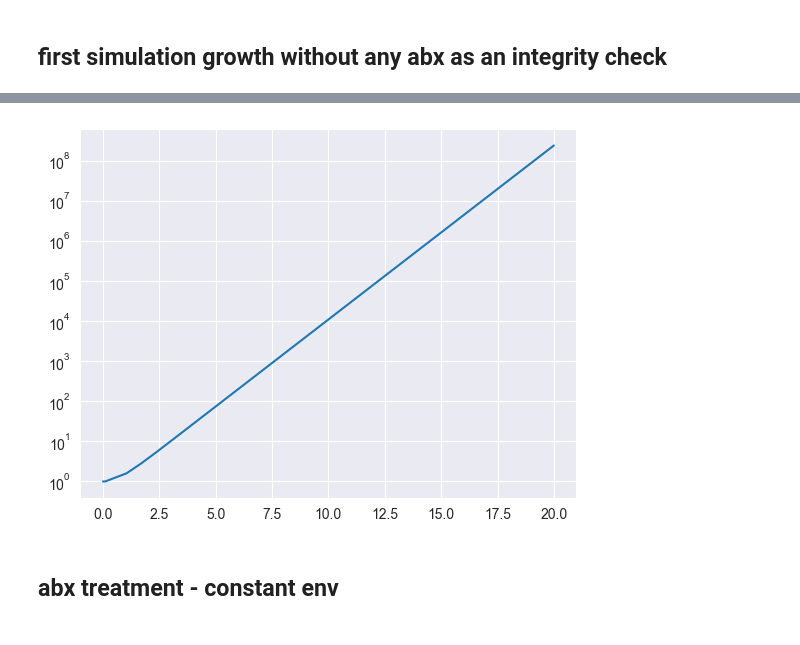
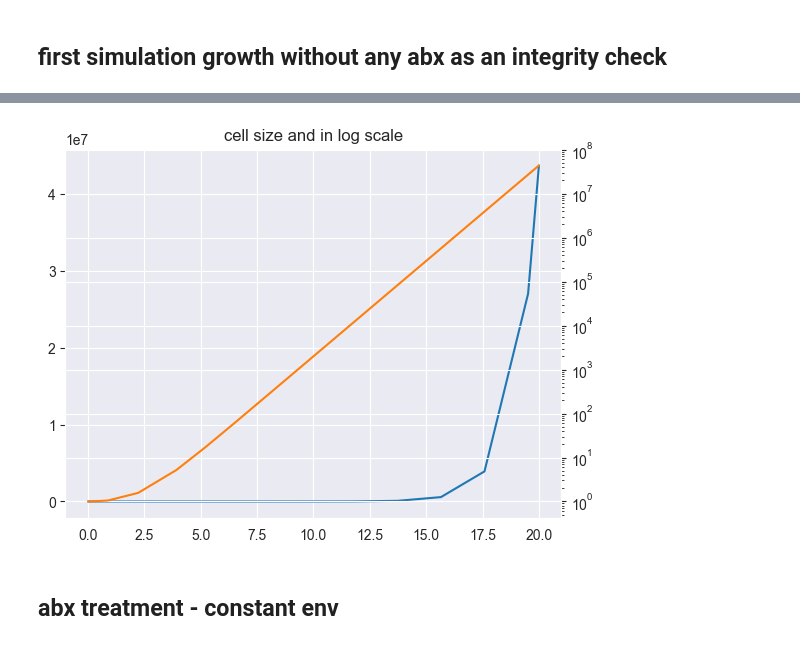
Before and after one commit to erezli/RiboTargettingAbx, a Jupyter notebook: simulations.ipynb, the cells around one changed output, grey strips where cells are left out. Saved outputs shown, nothing was run; the diff lists cells and outputs as text; code cells hidden in the pictures.

```diff
--- a/simulations.ipynb
+++ b/simulations.ipynb
@@ -15,9 +16,9 @@ param = {"ribo_min": 0,
          "p_out": 1,
          "k_on": 1,
          "k_off": 1,
-         "alpha": 1,
-         "beta": 1,
-         "gama": 1,
+         "alpha": 1, # ribosome synthesis rate
+         "beta": 1, # translation rate
+         "gama": 0.1, # cell wall synthesis rate
          "abx_env": 0,
          "t_start": 10000,
          "t_end": -1}
@@ -51,10 +53,13 @@ plt.show()
 # %%
 fig, ax = plt.subplots()
 ax.plot(time_series.t, time_series.y[4])
-ax.set_yscale('log')
+ax_twin = ax.twinx()
+ax_twin.plot(time_series.t, time_series.y[4], color="C1")
+ax_twin.set_yscale('log')
+ax.set(title="cell size and in log scale")
 plt.show()
 # %% [output]
-[figure, old version]
+[figure, new version]
 # %% [markdown]
 ## abx treatment - constant env
 # %%
```
Also changed, not shown: parts of 13 cells of this notebook, 1 other file.
